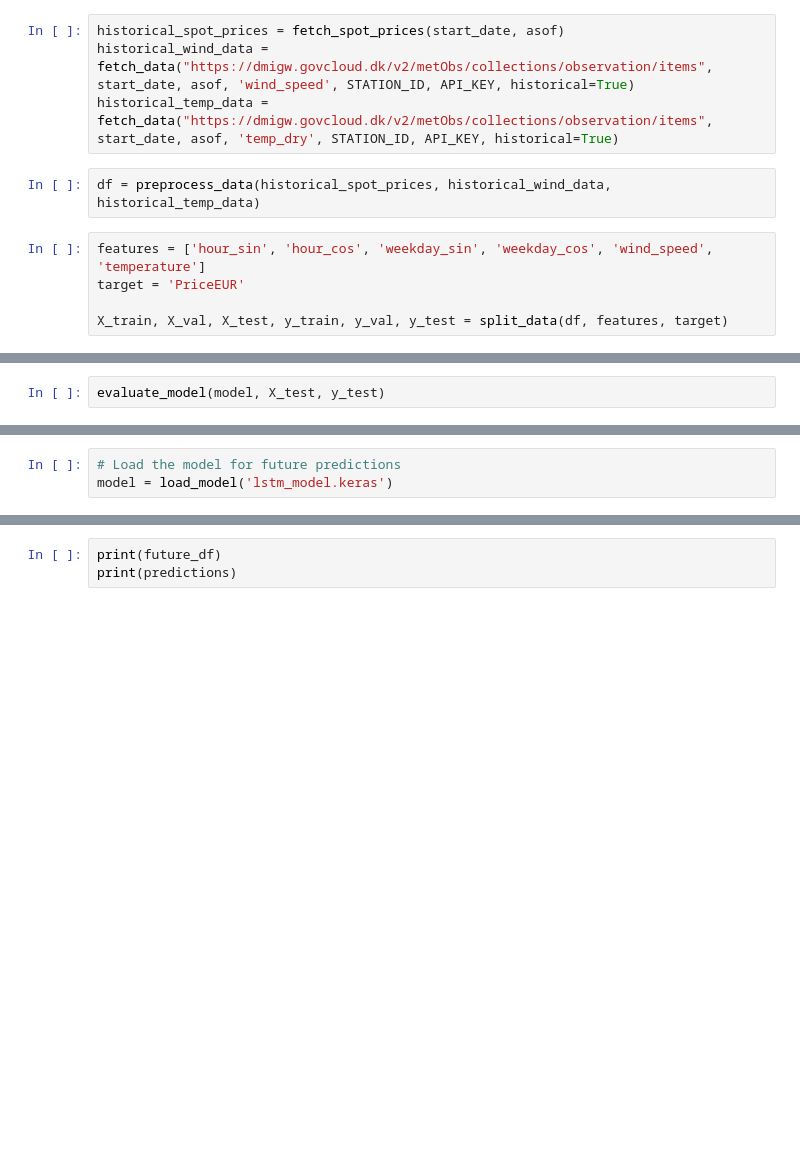
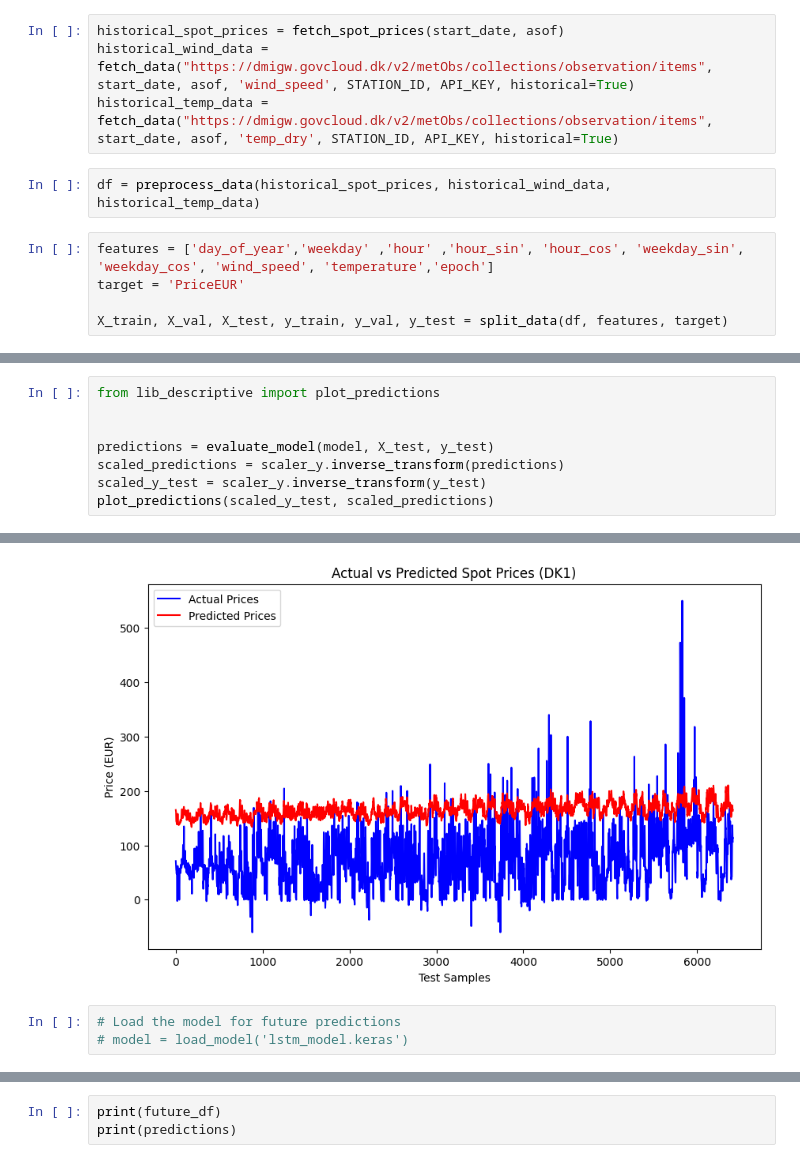
Before and after one commit to jokerofun/psa_tool, a Jupyter notebook: notebook.ipynb, the cells around one changed output, grey strips where cells are left out. Drawn from its saved outputs; the diff is of its cells as text; blank space fills up the shorter version.

Commit message:
prediction wip

```diff
--- a/notebook.ipynb
+++ b/notebook.ipynb
@@ -20,7 +27,7 @@ historical_temp_data = fetch_data("https://dmigw.govcloud.dk/v2/metObs/collectio
 # %%
 df = preprocess_data(historical_spot_prices, historical_wind_data, historical_temp_data)
 # %%
-features = ['hour_sin', 'hour_cos', 'weekday_sin', 'weekday_cos', 'wind_speed', 'temperature']
+features = ['day_of_year','weekday' ,'hour' ,'hour_sin', 'hour_cos', 'weekday_sin', 'weekday_cos', 'wind_speed', 'temperature','epoch']
 target = 'PriceEUR'
 
 X_train, X_val, X_test, y_train, y_val, y_test = split_data(df, features, target)
@@ -45,2 +101,9 @@ model, history = train_lstm_model(X_train, y_train, X_val, y_val)
-# %%
-evaluate_model(model, X_test, y_test)
+# %%
+from lib_descriptive import plot_predictions
+
+
+predictions = evaluate_model(model, X_test, y_test)
+scaled_predictions = scaler_y.inverse_transform(predictions)
+scaled_y_test = scaler_y.inverse_transform(y_test)
+plot_predictions(scaled_y_test, scaled_predictions)
+# %% [output]
@@ -47,3 +112,4 @@ evaluate_model(model, X_test, y_test)
+[figure, added]
 # %%
 # Load the model for future predictions
-model = load_model('lstm_model.keras')
+# model = load_model('lstm_model.keras')
```
Also changed, not shown: parts of 10 cells of this notebook, 5 other files.
